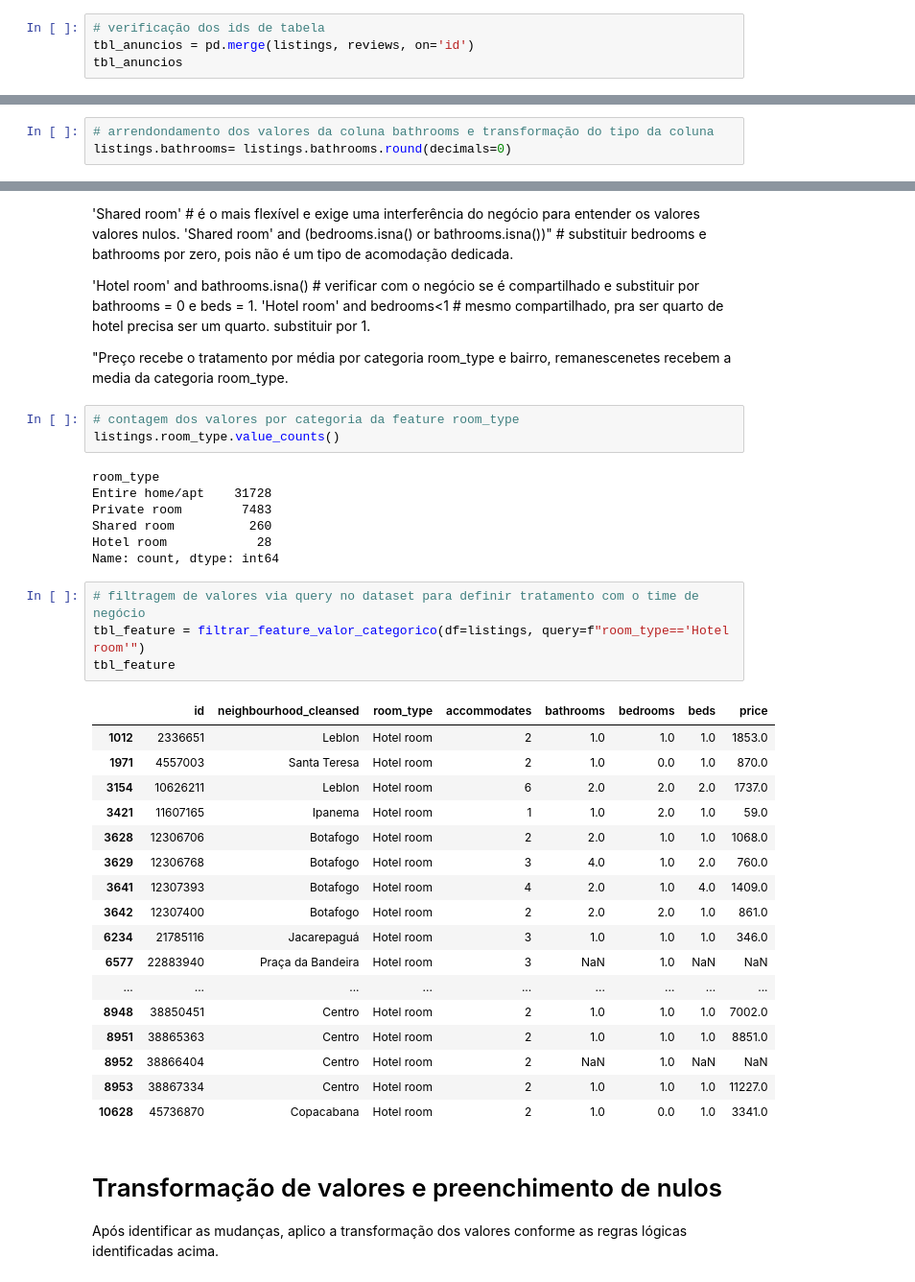
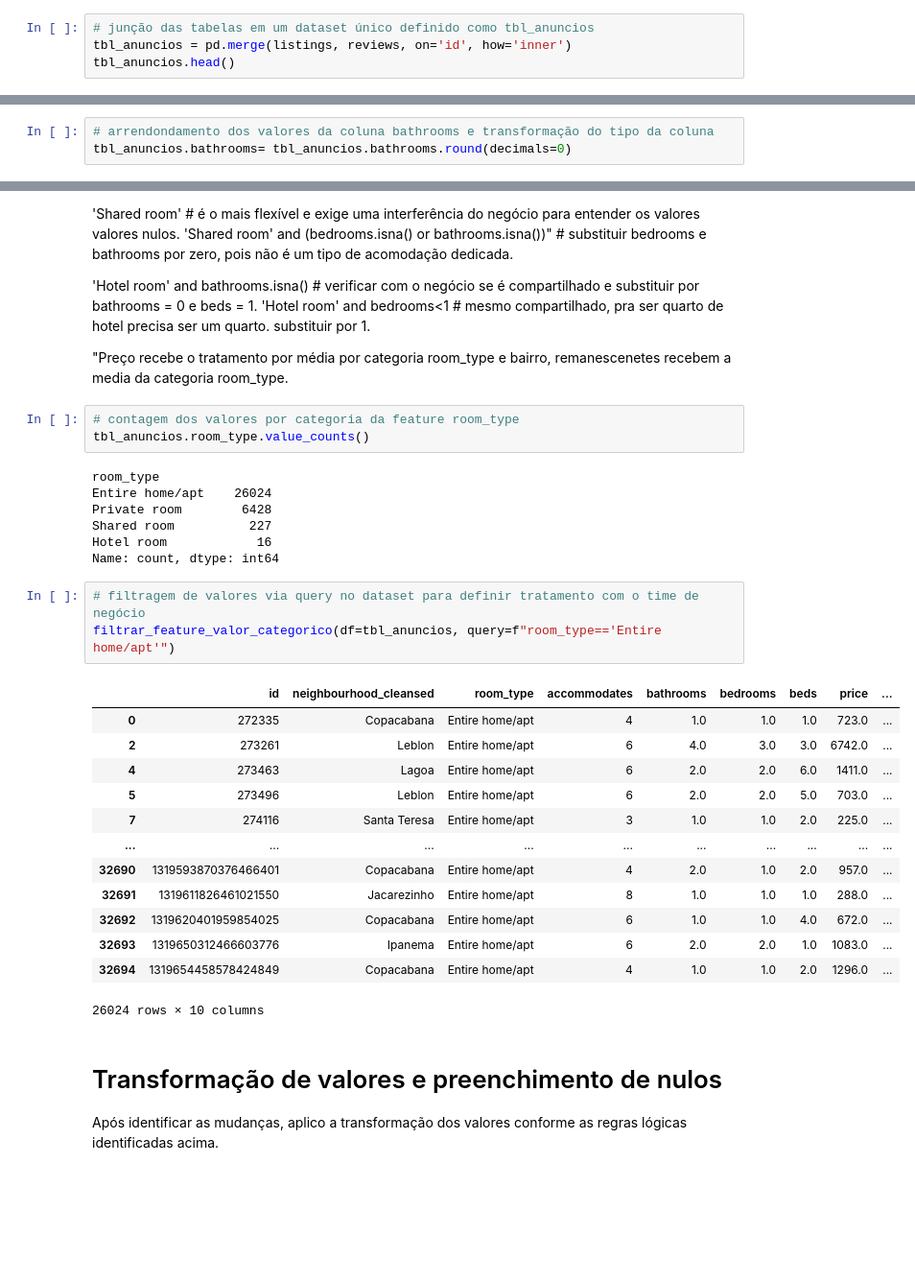
Before and after one commit to ederray/projetos_dnc, a Jupyter notebook: desafio5_data_wrangling/notebooks/eda.ipynb, the cells around one changed output, grey strips where cells are left out. Shown: that part at 96% size. Cells and saved outputs as stored; diff of their text form; blank space fills up the shorter version.

```diff
--- a/desafio5_data_wrangling/notebooks/eda.ipynb
+++ b/desafio5_data_wrangling/notebooks/eda.ipynb
@@ -236,9 +282,9 @@ memory usage: 766.4 KB
 # %% [markdown]
 # Feature Creation
 # %%
-# verificação dos ids de tabela
-tbl_anuncios = pd.merge(listings, reviews, on='id')
-tbl_anuncios
+# junção das tabelas em um dataset único definido como tbl_anuncios
+tbl_anuncios = pd.merge(listings, reviews, on='id', how='inner')
+tbl_anuncios.head()
 # %% [output]
 |  | id | neighbourhood_cleansed | room_type | accommodates | bathrooms | bedrooms | beds | price | ... |
 | 0 | 272335 | Copacabana | Entire home/apt | 4 | 1.0 | 1.0 | 1.0 | 723.0 | ... |
@@ -276,7 +392,7 @@ tbl_anuncios.query('number_of_reviews==0')
 Decidi seguir com o arrendondamento do valor, pois não temos a informação do negócio para validar que um valor decimal possa indicar uma categoria específica de banheiro, como lavabo. Possuindo essa informação, poderíamos manter o valor decimal e criar uma flag para indicar a presença de banheiro lavabo. Após o tratamento de valores nulos, seguirei com a transformação do tipo de dado da coluna.
 # %%
 # arrendondamento dos valores da coluna bathrooms e transformação do tipo da coluna
-listings.bathrooms= listings.bathrooms.round(decimals=0)
+tbl_anuncios.bathrooms= tbl_anuncios.bathrooms.round(decimals=0)
 # %% [markdown]
 # Verificação de valores nulos
 # %%
@@ -411,36 +460,31 @@ Possibilidades: cadastro room_type errado ou 'Entire home/apt' intencional.
 "Preço recebe o tratamento por média por categoria room_type e bairro, remanescenetes recebem a media da categoria room_type.
 # %%
 # contagem dos valores por categoria da feature room_type
-listings.room_type.value_counts()
+tbl_anuncios.room_type.value_counts()
 # %% [output]
 room_type
-Entire home/apt    31728
-Private room        7483
-Shared room          260
-Hotel room            28
+Entire home/apt    26024
+Private room        6428
+Shared room          227
+Hotel room            16
 Name: count, dtype: int64
 # %%
 # filtragem de valores via query no dataset para definir tratamento com o time de negócio
-tbl_feature = filtrar_feature_valor_categorico(df=listings, query=f"room_type=='Hotel room'")
-tbl_feature
+filtrar_feature_valor_categorico(df=tbl_anuncios, query=f"room_type=='Entire home/apt'")
 # %% [output]
-|  | id | neighbourhood_cleansed | room_type | accommodates | bathrooms | bedrooms | beds | price |
-| 1012 | 2336651 | Leblon | Hotel room | 2 | 1.0 | 1.0 | 1.0 | 1853.0 |
-| 1971 | 4557003 | Santa Teresa | Hotel room | 2 | 1.0 | 0.0 | 1.0 | 870.0 |
-| 3154 | 10626211 | Leblon | Hotel room | 6 | 2.0 | 2.0 | 2.0 | 1737.0 |
-| 3421 | 11607165 | Ipanema | Hotel room | 1 | 1.0 | 2.0 | 1.0 | 59.0 |
-| 3628 | 12306706 | Botafogo | Hotel room | 2 | 2.0 | 1.0 | 1.0 | 1068.0 |
-| 3629 | 12306768 | Botafogo | Hotel room | 3 | 4.0 | 1.0 | 2.0 | 760.0 |
-| 3641 | 12307393 | Botafogo | Hotel room | 4 | 2.0 | 1.0 | 4.0 | 1409.0 |
-| 3642 | 12307400 | Botafogo | Hotel room | 2 | 2.0 | 2.0 | 1.0 | 861.0 |
-| 6234 | 21785116 | Jacarepaguá | Hotel room | 3 | 1.0 | 1.0 | 1.0 | 346.0 |
-| 6577 | 22883940 | Praça da Bandeira | Hotel room | 3 | NaN | 1.0 | NaN | NaN |
-| ... | ... | ... | ... | ... | ... | ... | ... | ... |
-| 8948 | 38850451 | Centro | Hotel room | 2 | 1.0 | 1.0 | 1.0 | 7002.0 |
-| 8951 | 38865363 | Centro | Hotel room | 2 | 1.0 | 1.0 | 1.0 | 8851.0 |
-| 8952 | 38866404 | Centro | Hotel room | 2 | NaN | 1.0 | NaN | NaN |
-| 8953 | 38867334 | Centro | Hotel room | 2 | 1.0 | 1.0 | 1.0 | 11227.0 |
-| 10628 | 45736870 | Copacabana | Hotel room | 2 | 1.0 | 0.0 | 1.0 | 3341.0 |
+|  | id | neighbourhood_cleansed | room_type | accommodates | bathrooms | bedrooms | beds | price | ... |
+| 0 | 272335 | Copacabana | Entire home/apt | 4 | 1.0 | 1.0 | 1.0 | 723.0 | ... |
+| 2 | 273261 | Leblon | Entire home/apt | 6 | 4.0 | 3.0 | 3.0 | 6742.0 | ... |
+| 4 | 273463 | Lagoa | Entire home/apt | 6 | 2.0 | 2.0 | 6.0 | 1411.0 | ... |
+| 5 | 273496 | Leblon | Entire home/apt | 6 | 2.0 | 2.0 | 5.0 | 703.0 | ... |
+| 7 | 274116 | Santa Teresa | Entire home/apt | 3 | 1.0 | 1.0 | 2.0 | 225.0 | ... |
+| ... | ... | ... | ... | ... | ... | ... | ... | ... | ... |
+| 32690 | 1319593870376466401 | Copacabana | Entire home/apt | 4 | 2.0 | 1.0 | 2.0 | 957.0 | ... |
+| 32691 | 1319611826461021550 | Jacarezinho | Entire home/apt | 8 | 1.0 | 1.0 | 1.0 | 288.0 | ... |
+| 32692 | 1319620401959854025 | Copacabana | Entire home/apt | 6 | 1.0 | 1.0 | 4.0 | 672.0 | ... |
+| 32693 | 1319650312466603776 | Ipanema | Entire home/apt | 6 | 2.0 | 2.0 | 1.0 | 1083.0 | ... |
+| 32694 | 1319654458578424849 | Copacabana | Entire home/apt | 4 | 1.0 | 1.0 | 2.0 | 1296.0 | ... |
+26024 rows × 10 columns
 # %% [markdown]
 # Transformação de valores e preenchimento de nulos
 Após identificar as mudanças, aplico a transformação dos valores conforme as regras lógicas identificadas acima.
```
Also changed, not shown: parts of 51 cells of this notebook, 4 other files.
